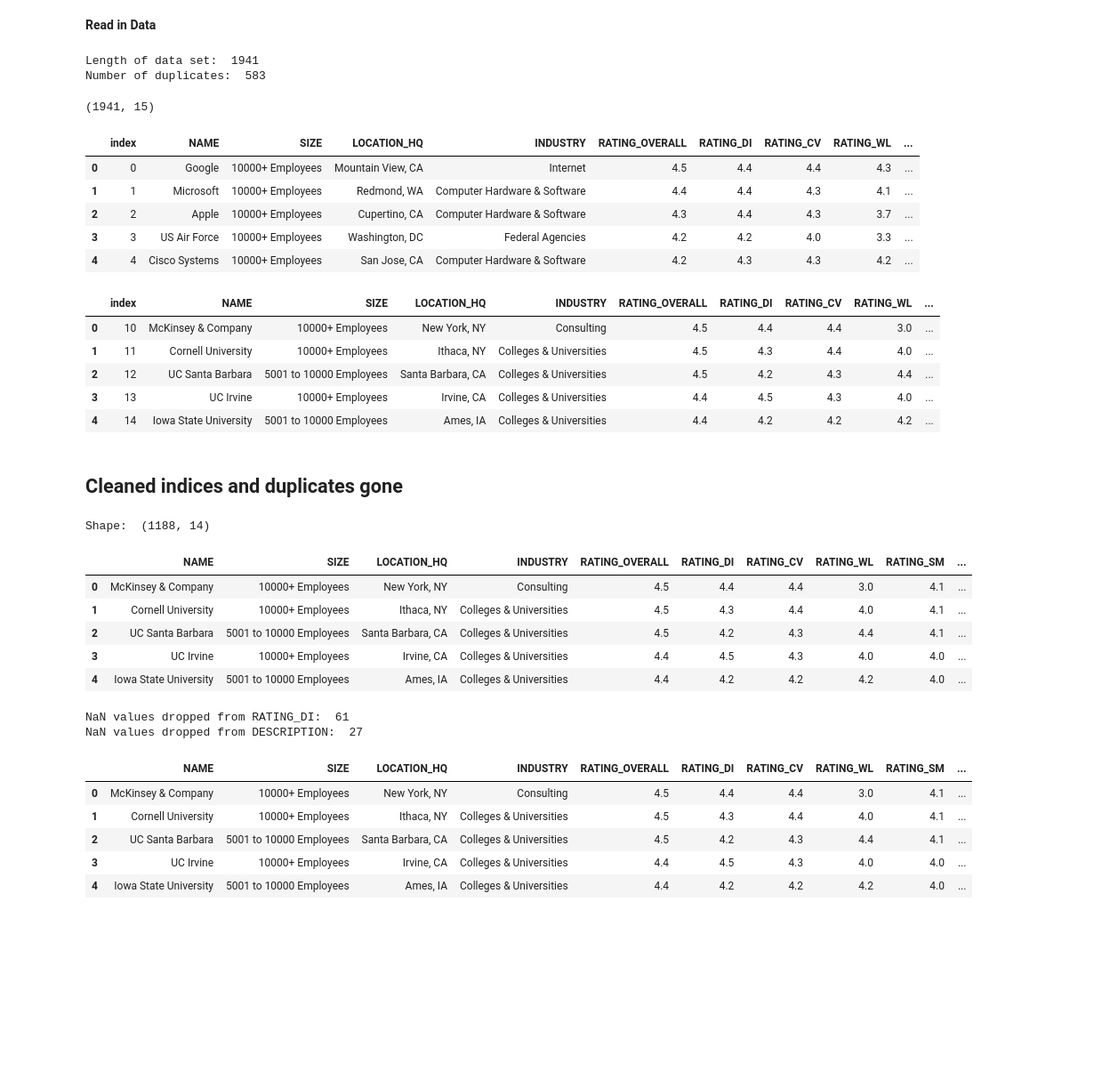
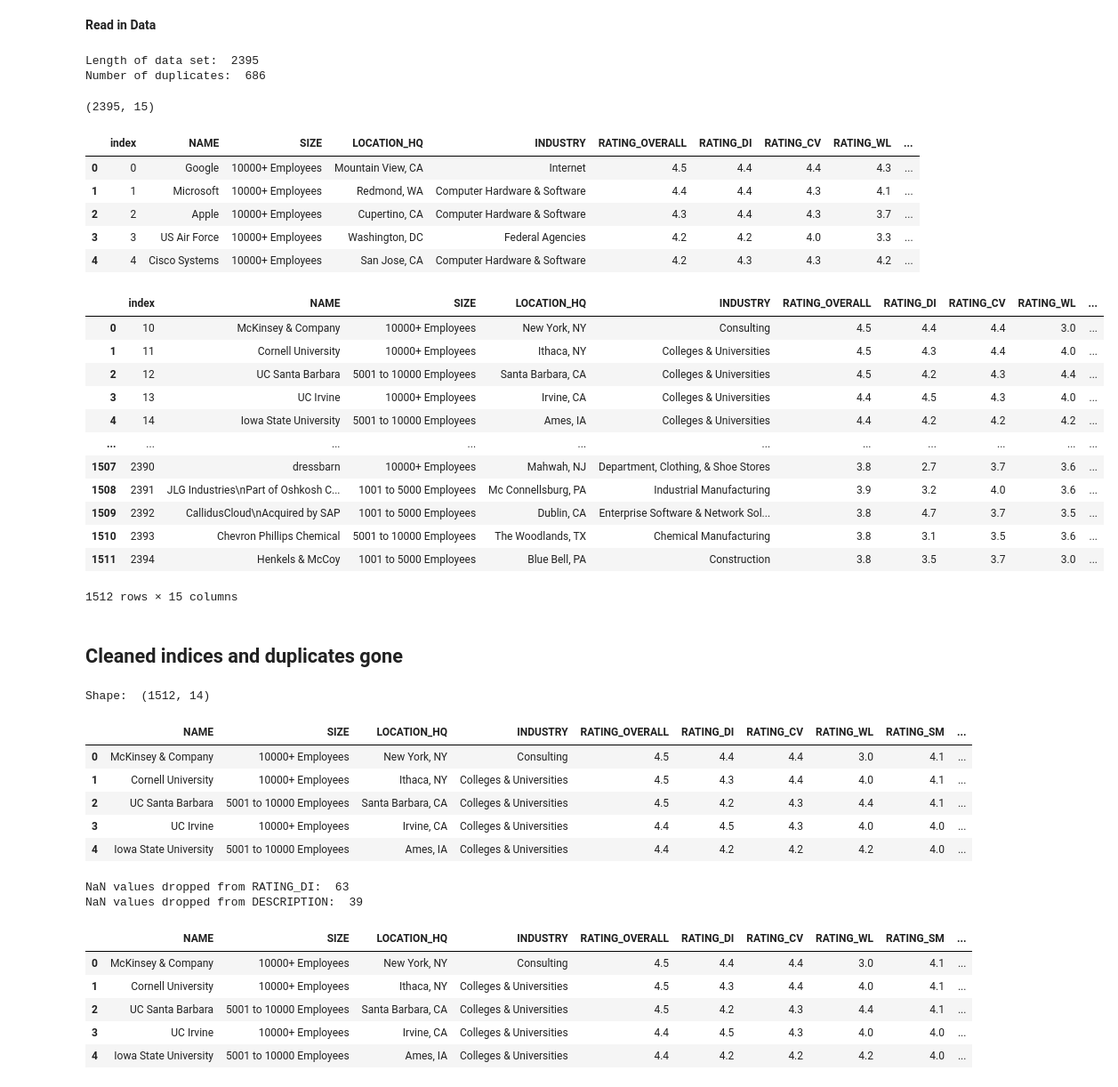
Before and after one commit to cierra4prez/NLP_Diversity_and_Inclusion, a Jupyter notebook: Cleaning.ipynb, the cells around one changed output. Shown: that part at 89% size. Cells and saved outputs as stored; diff of their text form; code cells hidden in the pictures; blank space fills up the shorter version.

```diff
--- a/Cleaning.ipynb
+++ b/Cleaning.ipynb
@@ -14,15 +14,16 @@ df2 = pd.read_csv('data/glassdoor_ratings2_37.csv')#, index_col=0)
 df3 = pd.read_csv('data/glassdoor_ratings3_199.csv')#, index_col=0)
 df4 = pd.read_csv('data/glassdoor_ratings5_797.csv')#, index_col=0)
 df5 = pd.read_csv('data/glassdoor_ratings6_846.csv')#, index_col=0)
+df6 = pd.read_csv('data/glassdoor_ratings7_453.csv')#, index_col=0
 
 #Combine data frames
-data = pd.concat([df1, df2, df3, df4, df5])
+data = pd.concat([df1, df2, df3, df4, df5, df6])
 
 print('Length of data set: ',len(data))
 print('Number of duplicates: ', data.duplicated().sum())
 # %% [output]
-Length of data set:  1941
-Number of duplicates:  583
+Length of data set:  2395
+Number of duplicates:  686
 # %%
 #Reset index to see all rows
 data.reset_index(inplace=True)
@@ -31,7 +32,7 @@ data.reset_index(inplace=True)
 print(data.shape)
 data.head()
 # %% [output]
-(1941, 15)
+(2395, 15)
 |  | index | NAME | SIZE | LOCATION_HQ | INDUSTRY | RATING_OVERALL | RATING_DI | RATING_CV | RATING_WL | ... |
 | 0 | 0 | Google | 10000+ Employees | Mountain View, CA | Internet | 4.5 | 4.4 | 4.4 | 4.3 | ... |
 | 1 | 1 | Microsoft | 10000+ Employees | Redmond, WA | Computer Hardware & Software | 4.4 | 4.4 | 4.3 | 4.1 | ... |
@@ -46,14 +47,21 @@ data = data.drop(['index'], axis=1)
 #reset index to begin at 0
 data.reset_index(inplace=True)
 # %%
-data.head()
+data
 # %% [output]
 |  | index | NAME | SIZE | LOCATION_HQ | INDUSTRY | RATING_OVERALL | RATING_DI | RATING_CV | RATING_WL | ... |
 | 0 | 10 | McKinsey & Company | 10000+ Employees | New York, NY | Consulting | 4.5 | 4.4 | 4.4 | 3.0 | ... |
 | 1 | 11 | Cornell University | 10000+ Employees | Ithaca, NY | Colleges & Universities | 4.5 | 4.3 | 4.4 | 4.0 | ... |
 | 2 | 12 | UC Santa Barbara | 5001 to 10000 Employees | Santa Barbara, CA | Colleges & Universities | 4.5 | 4.2 | 4.3 | 4.4 | ... |
 | 3 | 13 | UC Irvine | 10000+ Employees | Irvine, CA | Colleges & Universities | 4.4 | 4.5 | 4.3 | 4.0 | ... |
 | 4 | 14 | Iowa State University | 5001 to 10000 Employees | Ames, IA | Colleges & Universities | 4.4 | 4.2 | 4.2 | 4.2 | ... |
+| ... | ... | ... | ... | ... | ... | ... | ... | ... | ... | ... |
+| 1507 | 2390 | dressbarn | 10000+ Employees | Mahwah, NJ | Department, Clothing, & Shoe Stores | 3.8 | 2.7 | 3.7 | 3.6 | ... |
+| 1508 | 2391 | JLG Industries\nPart of Oshkosh C... | 1001 to 5000 Employees | Mc Connellsburg, PA | Industrial Manufacturing | 3.9 | 3.2 | 4.0 | 3.6 | ... |
+| 1509 | 2392 | CallidusCloud\nAcquired by SAP | 1001 to 5000 Employees | Dublin, CA | Enterprise Software & Network Sol... | 3.8 | 4.7 | 3.7 | 3.5 | ... |
+| 1510 | 2393 | Chevron Phillips Chemical | 5001 to 10000 Employees | The Woodlands, TX | Chemical Manufacturing | 3.8 | 3.1 | 3.5 | 3.6 | ... |
+| 1511 | 2394 | Henkels & McCoy | 1001 to 5000 Employees | Blue Bell, PA | Construction | 3.8 | 3.5 | 3.7 | 3.0 | ... |
+1512 rows × 15 columns
 # %%
 #drop extra indices
 # data = data.drop(['index', 'level_0'], axis=1)
@@ -64,7 +72,7 @@ data = data.drop(['index'], axis=1)
 print('Shape: ', data.shape)
 data.head()
 # %% [output]
-Shape:  (1188, 14)
+Shape:  (1512, 14)
 |  | NAME | SIZE | LOCATION_HQ | INDUSTRY | RATING_OVERALL | RATING_DI | RATING_CV | RATING_WL | RATING_SM | ... |
 | 0 | McKinsey & Company | 10000+ Employees | New York, NY | Consulting | 4.5 | 4.4 | 4.4 | 3.0 | 4.1 | ... |
 | 1 | Cornell University | 10000+ Employees | Ithaca, NY | Colleges & Universities | 4.5 | 4.3 | 4.4 | 4.0 | 4.1 | ... |
@@ -87,8 +95,8 @@ data.dropna(subset=['RATING_DI'], inplace=True)
 print('NaN values dropped from DESCRIPTION: ', data.DESCRIPTION.isna().sum())
 data.dropna(subset=['DESCRIPTION'], inplace=True)
 # %% [output]
-NaN values dropped from RATING_DI:  61
-NaN values dropped from DESCRIPTION:  27
+NaN values dropped from RATING_DI:  63
+NaN values dropped from DESCRIPTION:  39
 # %%
 data.head()
 # %% [output]
```
Also changed, not shown: parts of 15 cells of this notebook, 2 other files.
